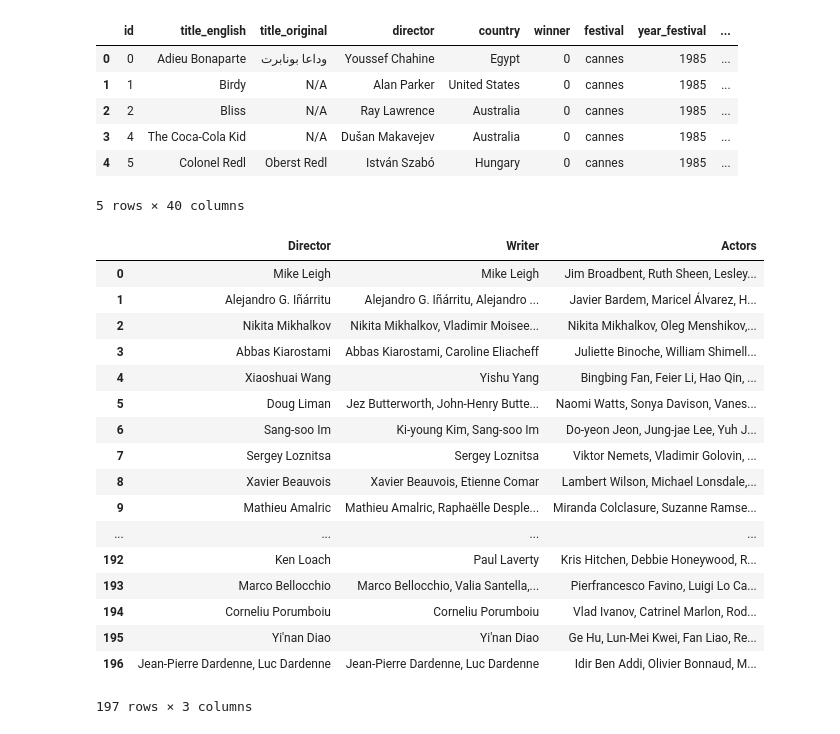
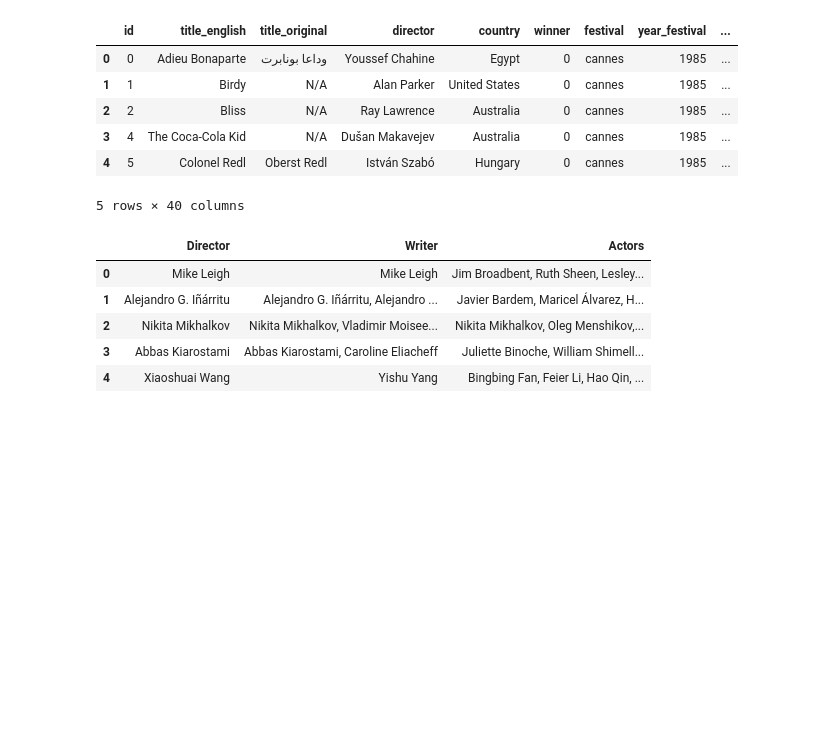
Before and after one commit to cynthia-d-yue/thesis, a Jupyter notebook: network_analysis.ipynb, the cells around one changed output. Cells and saved outputs as stored; diff of their text form; code cells hidden in the pictures; blank space fills up the shorter version.

```diff
--- a/network_analysis.ipynb
+++ b/network_analysis.ipynb
@@ -21,26 +21,14 @@ df.head()
 5 rows × 40 columns
 # %%
 df_cannes_2010_2019 = df[(df['festival'] == 'cannes') & (df['year_festival'] >= 2010)].reset_index(drop=True)
-df_cannes_2010_2019[['Director', 'Writer', 'Actors']]
+df_cannes_2010_2019[['Director', 'Writer', 'Actors']].head()
 # %% [output]
 |  | Director | Writer | Actors |
 | 0 | Mike Leigh | Mike Leigh | Jim Broadbent, Ruth Sheen, Lesley... |
 | 1 | Alejandro G. Iñárritu | Alejandro G. Iñárritu, Alejandro ... | Javier Bardem, Maricel Álvarez, H... |
 | 2 | Nikita Mikhalkov | Nikita Mikhalkov, Vladimir Moisee... | Nikita Mikhalkov, Oleg Menshikov,... |
 | 3 | Abbas Kiarostami | Abbas Kiarostami, Caroline Eliacheff | Juliette Binoche, William Shimell... |
 | 4 | Xiaoshuai Wang | Yishu Yang | Bingbing Fan, Feier Li, Hao Qin, ... |
-| 5 | Doug Liman | Jez Butterworth, John-Henry Butte... | Naomi Watts, Sonya Davison, Vanes... |
-| 6 | Sang-soo Im | Ki-young Kim, Sang-soo Im | Do-yeon Jeon, Jung-jae Lee, Yuh J... |
-| 7 | Sergey Loznitsa | Sergey Loznitsa | Viktor Nemets, Vladimir Golovin, ... |
-| 8 | Xavier Beauvois | Xavier Beauvois, Etienne Comar | Lambert Wilson, Michael Lonsdale,... |
-| 9 | Mathieu Amalric | Mathieu Amalric, Raphaëlle Desple... | Miranda Colclasure, Suzanne Ramse... |
-| ... | ... | ... | ... |
-| 192 | Ken Loach | Paul Laverty | Kris Hitchen, Debbie Honeywood, R... |
-| 193 | Marco Bellocchio | Marco Bellocchio, Valia Santella,... | Pierfrancesco Favino, Luigi Lo Ca... |
-| 194 | Corneliu Porumboiu | Corneliu Porumboiu | Vlad Ivanov, Catrinel Marlon, Rod... |
-| 195 | Yi'nan Diao | Yi'nan Diao | Ge Hu, Lun-Mei Kwei, Fan Liao, Re... |
-| 196 | Jean-Pierre Dardenne, Luc Dardenne | Jean-Pierre Dardenne, Luc Dardenne | Idir Ben Addi, Olivier Bonnaud, M... |
-197 rows × 3 columns
 # %%
 def get_nodelist(directors_from_df, writers_from_df, actors_from_df):
     # directors
```
Also changed, not shown: parts of 7 cells of this notebook.
